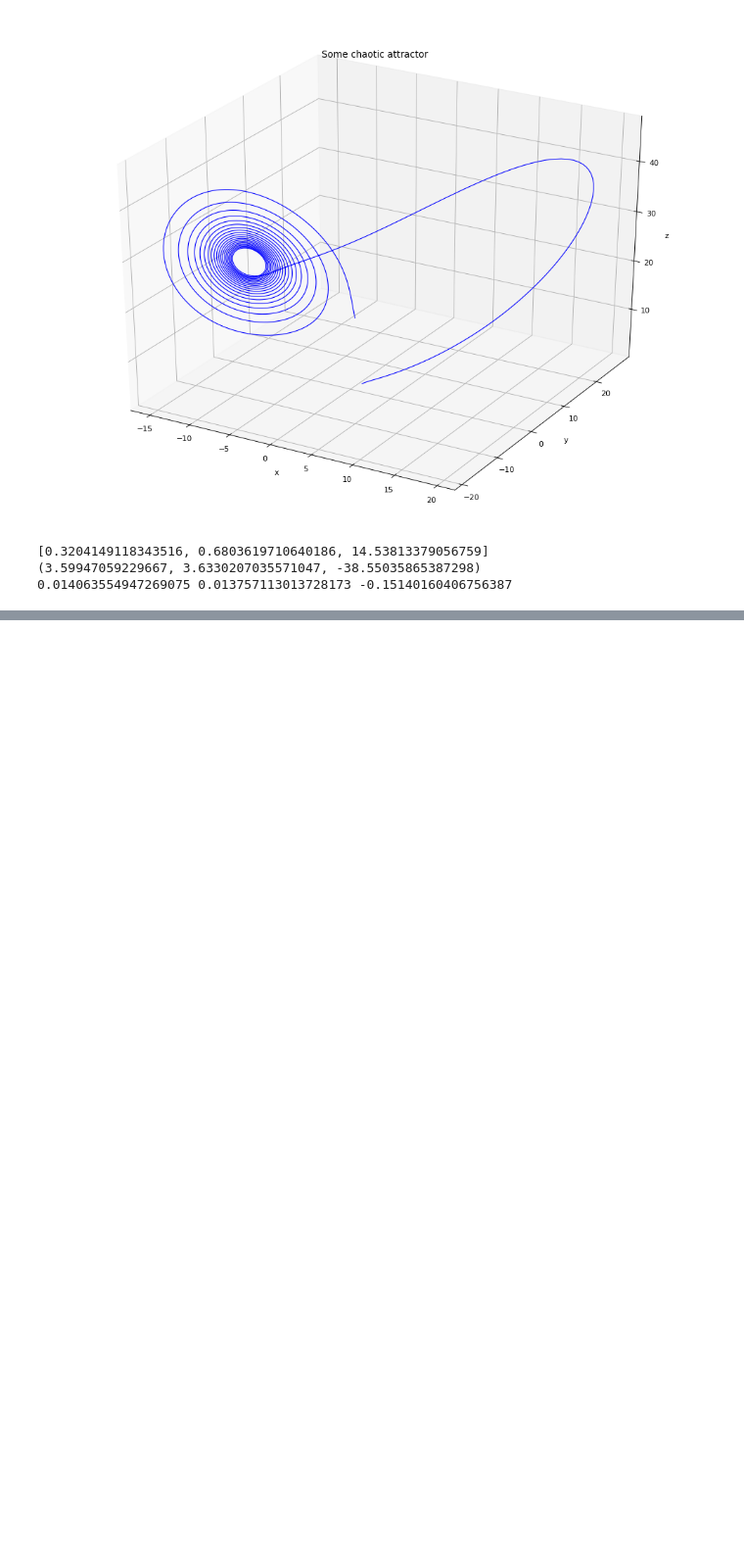
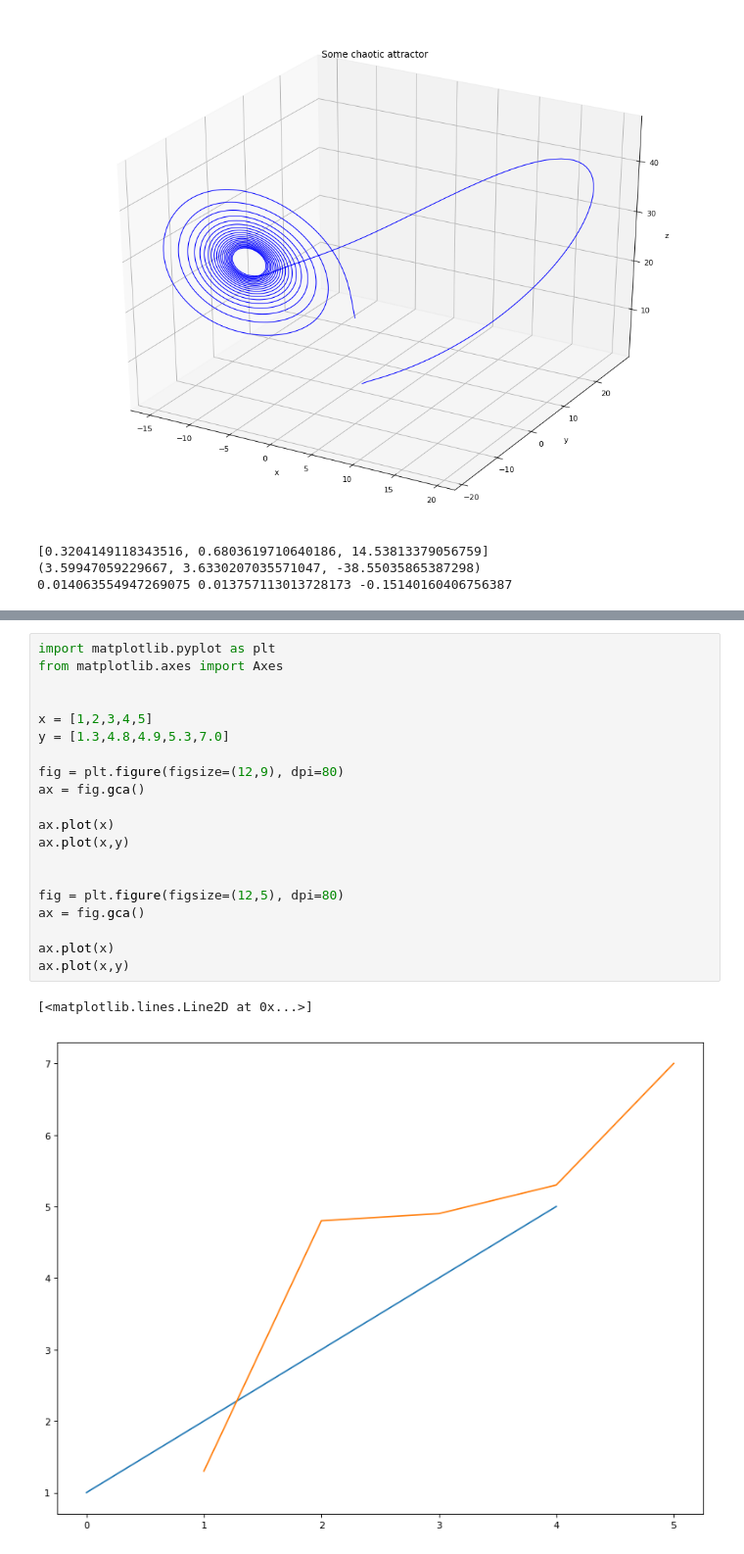
Before and after one commit to billzorn/titanic, a Jupyter notebook: notebooks/Lorenz attractor (Runge-Kutta method).ipynb, the cells around one changed output, grey strips where cells are left out. Shown at 98% size. Cells and saved outputs as stored; diff of their text form; blank space fills up the shorter version.

```diff
--- a/notebooks/Lorenz attractor (Runge-Kutta method).ipynb
+++ b/notebooks/Lorenz attractor (Runge-Kutta method).ipynb
@@ -592,0 +590,23 @@ ran for 1120 steps over 8.75; 448 adaptive steps
+# %%
+import matplotlib.pyplot as plt
+from matplotlib.axes import Axes
+
+
+x = [1,2,3,4,5]
+y = [1.3,4.8,4.9,5.3,7.0]
+
+fig = plt.figure(figsize=(12,9), dpi=80)
+ax = fig.gca()
+
+ax.plot(x)
+ax.plot(x,y)
+
+
+fig = plt.figure(figsize=(12,5), dpi=80)
+ax = fig.gca()
+
+ax.plot(x)
+ax.plot(x,y)
+# %% [output]
+[<matplotlib.lines.Line2D at 0x...>]
+[figure, added]
```
Also changed, not shown: parts of 4 cells of this notebook.
